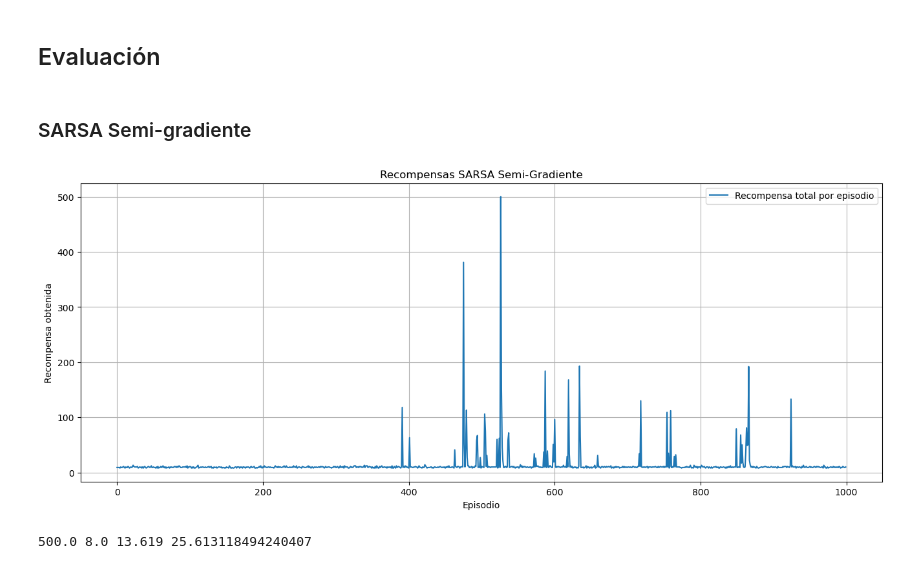
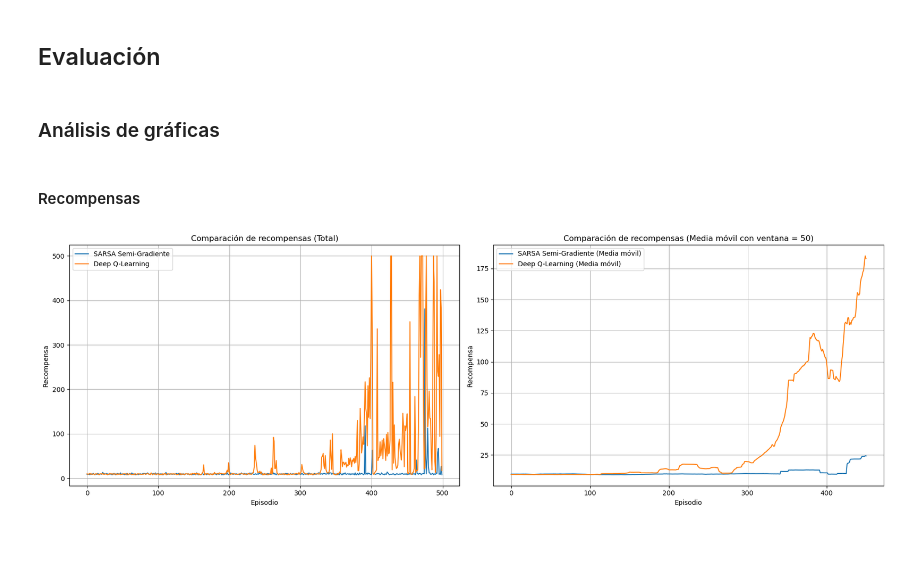
Before and after one commit to oliatom350/RL_SFDD, a Jupyter notebook: Estudio_Metodos_Aproximaciones.ipynb, the cells around one changed output. Cells and saved outputs as stored; diff of their text form; code cells hidden in the pictures; blank space fills up the shorter version.

```diff
--- a/Estudio_Metodos_Aproximaciones.ipynb
+++ b/Estudio_Metodos_Aproximaciones.ipynb
@@ -58,7 +54,7 @@ sarsa_sg_env = utils.make_env(env_name, seed=SEMILLA)
 dql_env = utils.make_env(env_name, seed=SEMILLA)
 
 # TODO Posible sustitución por un Wrapper para observar mejor las dimensiones del entorno
-n_episodes = 1000
+n_episodes = 500
 sarsa_sg_env = gym.wrappers.RecordEpisodeStatistics(sarsa_sg_env, buffer_length=n_episodes)
 dql_env = gym.wrappers.RecordEpisodeStatistics(dql_env, buffer_length=n_episodes)
 
@@ -234,10 +281,10 @@ def plot_variable_over_episode(stats_dict, episode_idx, variable_name, title="")
     plt.legend()
     plt.show()
 # %% [markdown]
-### SARSA Semi-gradiente
+### Análisis de gráficas
+# %% [markdown]
+#### Recompensas
 # %%
-plot_rewards(sarsa_rewards, title="Recompensas SARSA Semi-Gradiente", rolling_window=100)
-print(max(sarsa_rewards), min(sarsa_rewards), np.mean(sarsa_rewards), np.std(sarsa_rewards))
+plot_rewards_full(training_stats, title="Comparación de recompensas")
 # %% [output]
-[figure, old version]
+[figure, new version]
-500.0 8.0 13.619 25.613118494240407
```
Also changed, not shown: parts of 40 cells of this notebook, 1 other file.
